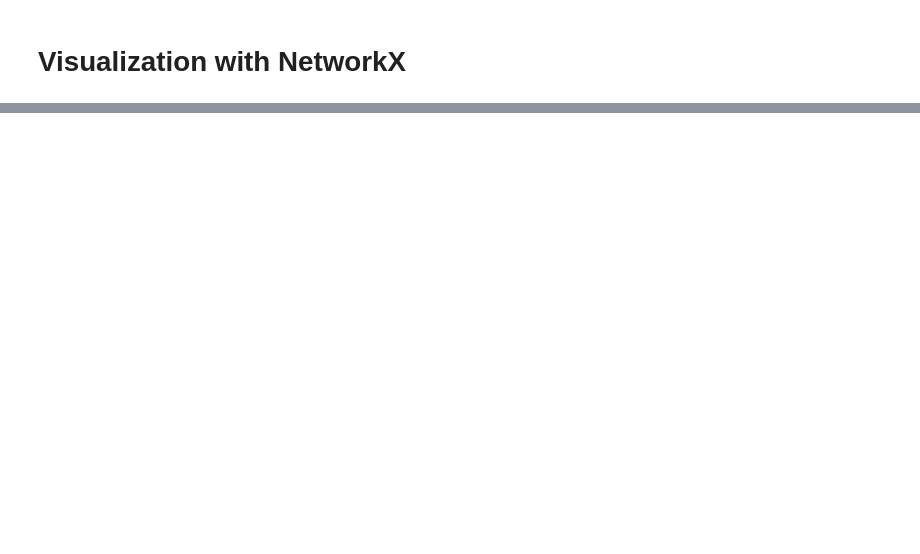
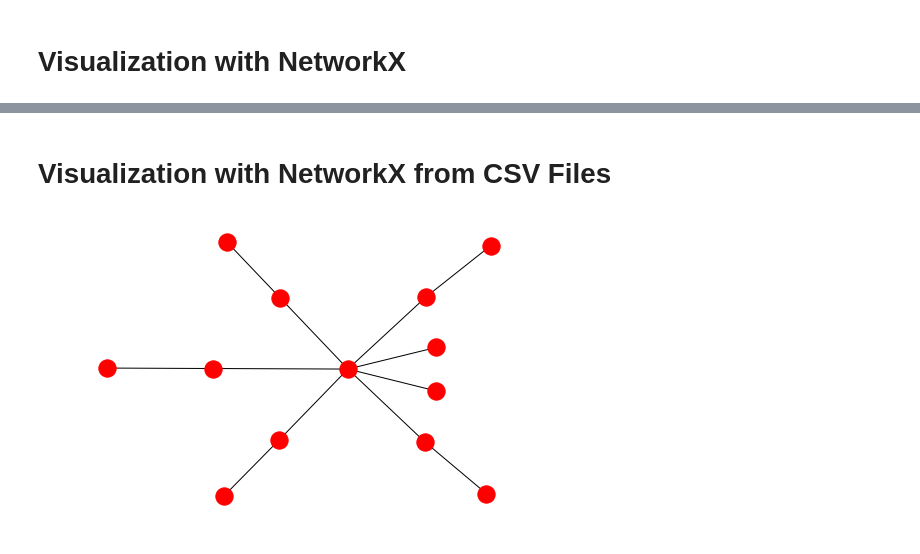
Before and after one commit to shobeir/GraphiPy, a Jupyter notebook: Neo4jDemo.ipynb, the cells around one changed output, grey strips where cells are left out. Saved outputs shown, nothing was run; the diff lists cells and outputs as text; code cells hidden in the pictures; blank space fills up the shorter version.

Commit message:
NetworkX from CSV, refactored CSV output folder

```diff
--- a/Neo4jDemo.ipynb
+++ b/Neo4jDemo.ipynb
@@ -63,0 +59,2 @@ nx.draw(nx_graph)
+# %% [markdown]
+# Visualization with NetworkX from CSV Files
@@ -63,0 +65,25 @@ nx.draw(nx_graph)
+# %%
+g = nx.Graph()
+# %%
+# Read the imported CSV files
+
+import os
+import csv
+edges_path = os.getcwd() + "\\csv\\neo4j\\edges\\"
+
+for filename in os.listdir(edges_path):
+    reader = csv.DictReader(open(edges_path + filename))
+    for edge in reader:
+        source = edge["Source"]
+        target = edge["Target"]
+        attr = {
+            "Label": edge["Label"],
+            "label_attribute": edge["label_attribute"],
+            "_id": edge["_id"]
+        }
+        g.add_edge(source, target, attr_dict=attr)
+# %%
+# Draw the graph without node labels
+nx.draw(g)
+# %% [output]
+[figure, added]
```
Also changed, not shown: parts of 6 cells of this notebook, 3 other files.
